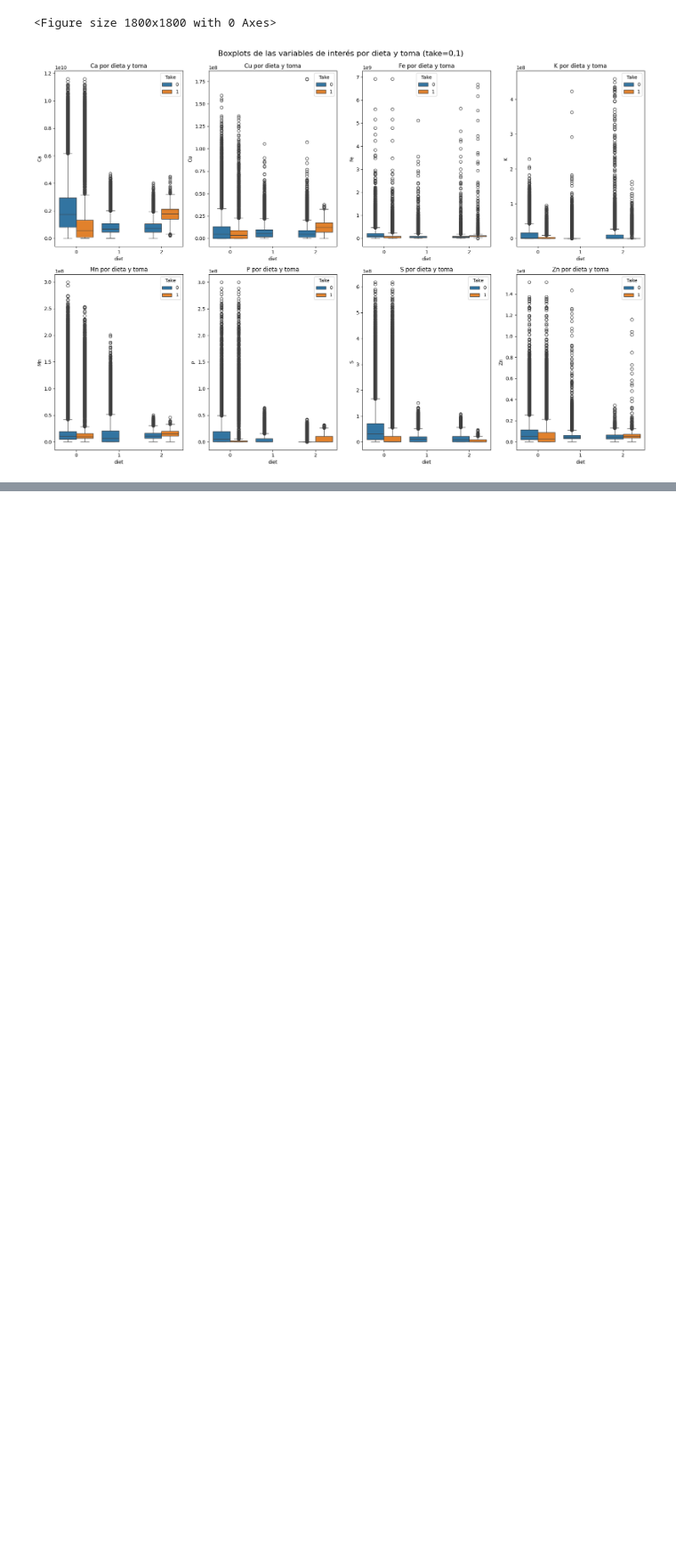
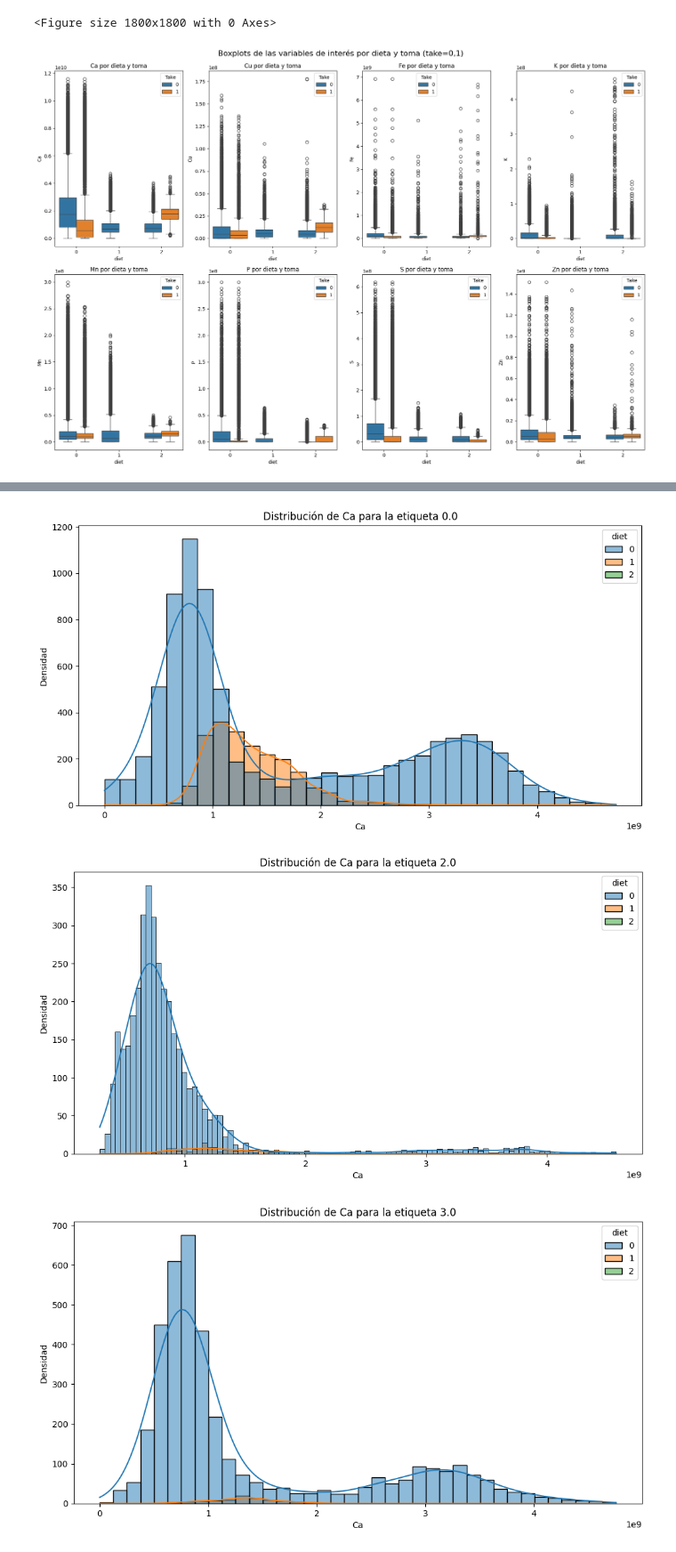
Before and after one commit to Pelus-o/Mentoria-Analisis-de-tumores, a Jupyter notebook: analisis_exploratorio.ipynb, the cells around one changed output, grey strips where cells are left out. Shown at 89% size. Saved outputs shown, nothing was run; the diff lists cells and outputs as text; code cells hidden in the pictures; blank space fills up the shorter version.

```diff
--- a/analisis_exploratorio.ipynb
+++ b/analisis_exploratorio.ipynb
@@ -176,0 +271,12 @@ plt.show()
+# %%
+for label in label_unique:
+    plt.figure(figsize=(12, 6))
+    sns.histplot(data=df[df['label']==label], x='Ca', hue=df['diet'], kde=True)
+    plt.title(f'Distribución de Ca para la etiqueta {label}')
+    plt.xlabel('Ca')
+    plt.ylabel('Densidad')
+    plt.show()
+# %% [output]
+[figure, added]
+[figure, added]
+[figure, added]
```
Also changed, not shown: parts of 24 cells of this notebook.
